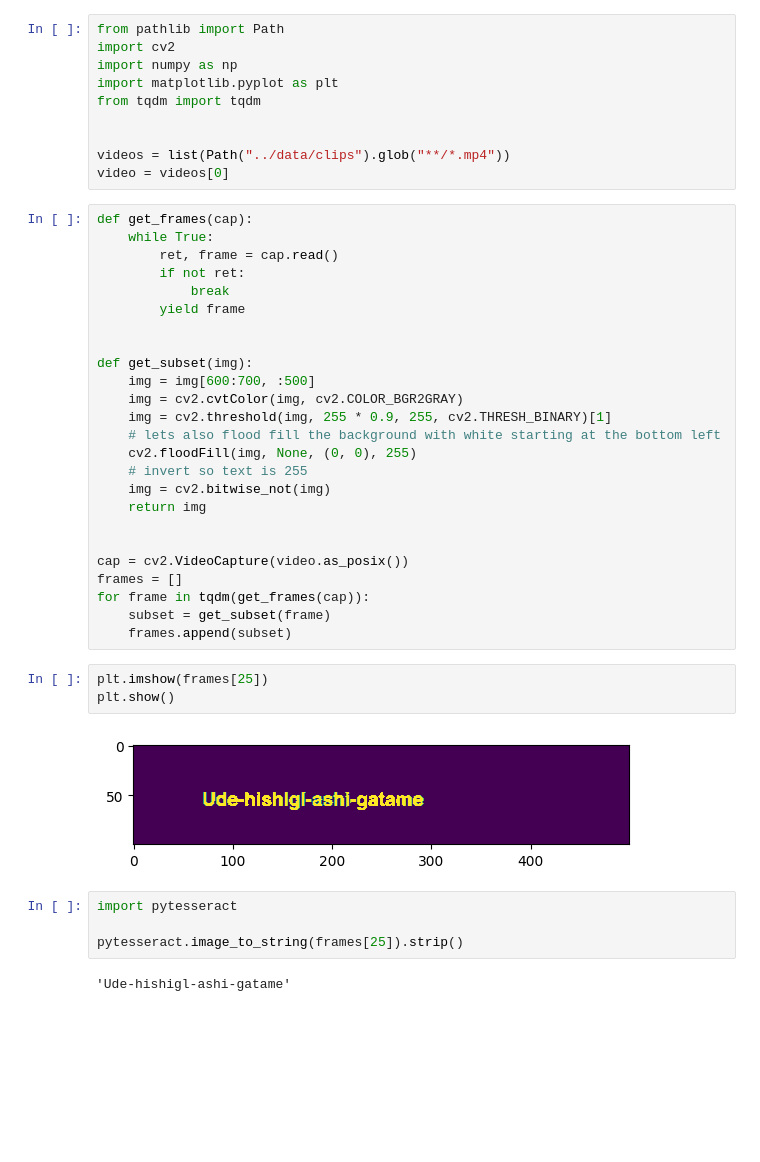
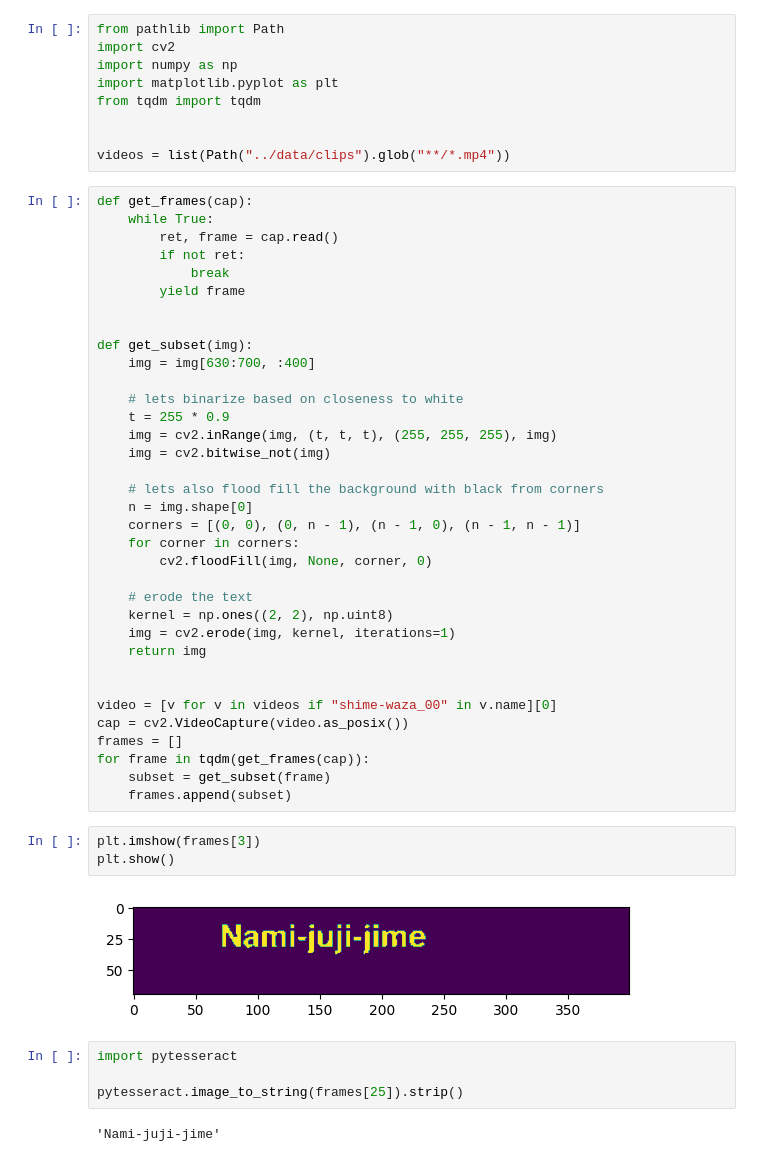
Before and after one commit to acmiyaguchi/judo, a Jupyter notebook: notebooks/02-video-subtitles.ipynb, the cells around one changed output. Drawn from its saved outputs; the diff is of its cells as text; blank space fills up the shorter version.

Commit message:
Update with better algorithm using range

```diff
--- a/notebooks/02-video-subtitles.ipynb
+++ b/notebooks/02-video-subtitles.ipynb
@@ -7,7 +7,6 @@ from tqdm import tqdm
 
 
 videos = list(Path("../data/clips").glob("**/*.mp4"))
-video = videos[0]
 # %%
 def get_frames(cap):
     while True:
@@ -18,32 +17,42 @@ def get_frames(cap):
 
 
 def get_subset(img):
-    img = img[600:700, :500]
-    img = cv2.cvtColor(img, cv2.COLOR_BGR2GRAY)
-    img = cv2.threshold(img, 255 * 0.9, 255, cv2.THRESH_BINARY)[1]
-    # lets also flood fill the background with white starting at the bottom left
-    cv2.floodFill(img, None, (0, 0), 255)
-    # invert so text is 255
+    img = img[630:700, :400]
+
+    # lets binarize based on closeness to white
+    t = 255 * 0.9
+    img = cv2.inRange(img, (t, t, t), (255, 255, 255), img)
     img = cv2.bitwise_not(img)
+
+    # lets also flood fill the background with black from corners
+    n = img.shape[0]
+    corners = [(0, 0), (0, n - 1), (n - 1, 0), (n - 1, n - 1)]
+    for corner in corners:
+        cv2.floodFill(img, None, corner, 0)
+
+    # erode the text
+    kernel = np.ones((2, 2), np.uint8)
+    img = cv2.erode(img, kernel, iterations=1)
     return img
 
 
+video = [v for v in videos if "shime-waza_00" in v.name][0]
 cap = cv2.VideoCapture(video.as_posix())
 frames = []
 for frame in tqdm(get_frames(cap)):
     subset = get_subset(frame)
     frames.append(subset)
 # %%
-plt.imshow(frames[25])
+plt.imshow(frames[3])
 plt.show()
 # %% [output]
-[figure, old version]
+[figure, new version]
 # %%
 import pytesseract
 
 pytesseract.image_to_string(frames[25]).strip()
 # %% [output]
-'Ude-hishigl-ashi-gatame'
+'Nami-juji-jime'
 # %%
 whitelist = "abcdefghijklmnopqrstuvwxyz" + "ABCDEFGHIJKLMNOPQRSTUVWXYZ" + "-:"
 
```
Also changed, not shown: parts of 3 cells of this notebook, 1 other file.
